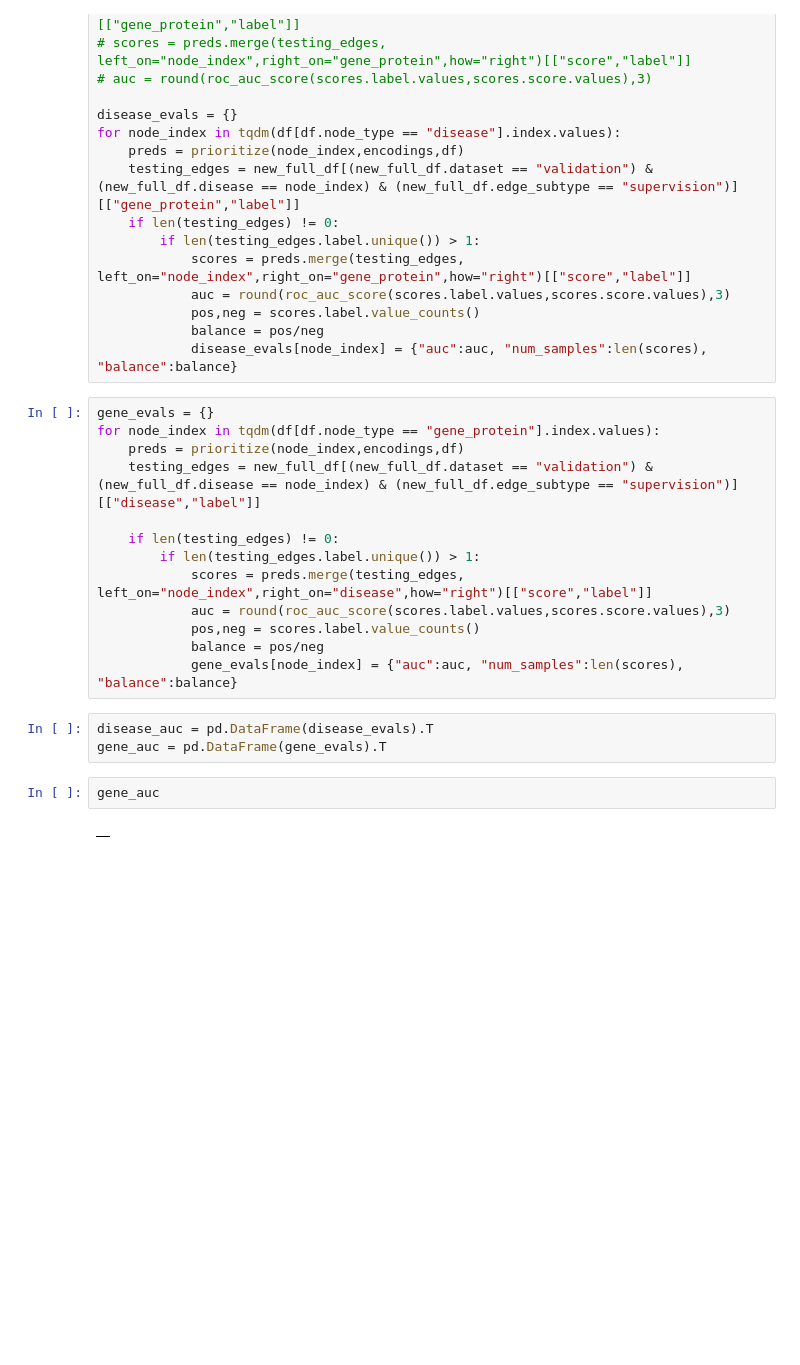
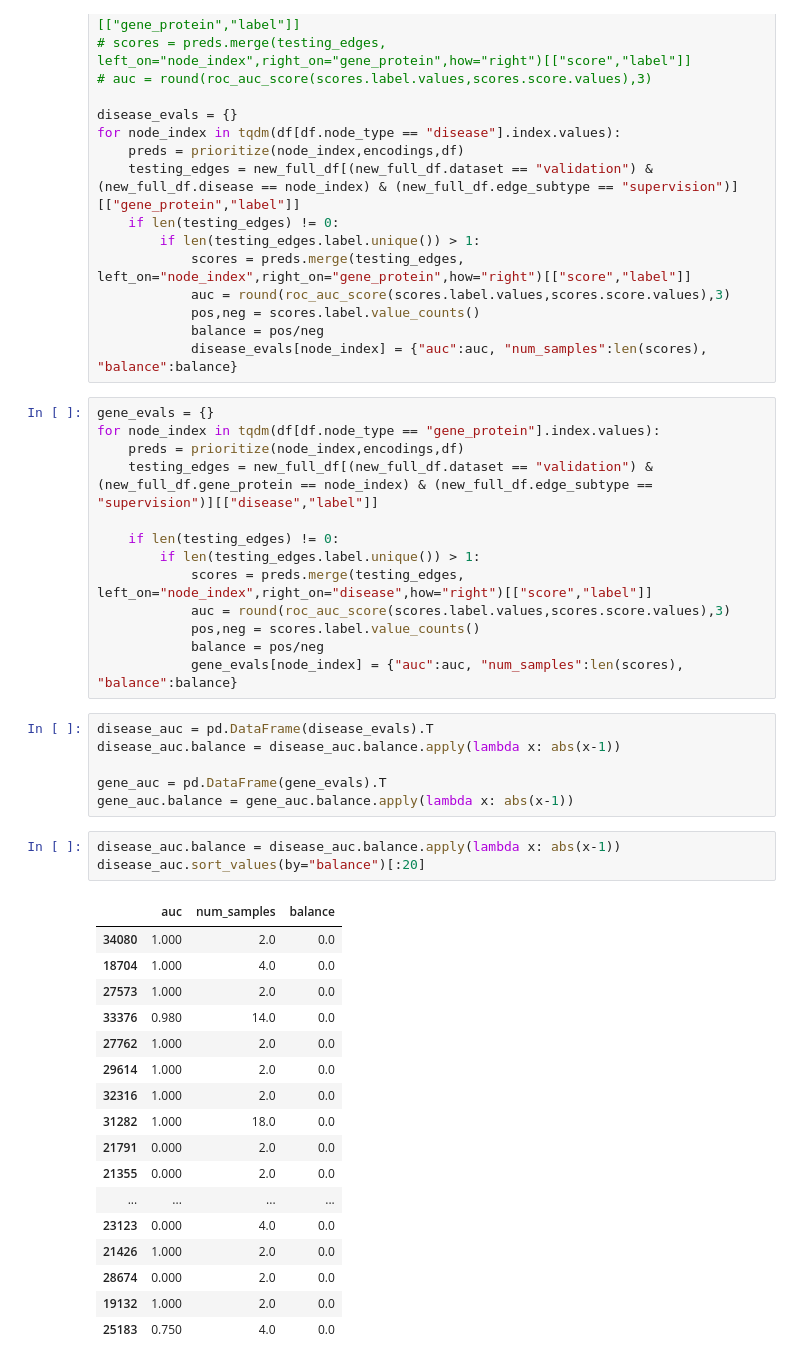
Before and after one commit to ingridheuer/gcnn_gdas, a Jupyter notebook: exploration/notebooks/pipeline_exploration/explore_predictions.ipynb, the cells around one changed output. Saved outputs shown, nothing was run; the diff lists cells and outputs as text; blank space fills up the shorter version.

```diff
--- a/exploration/notebooks/pipeline_exploration/explore_predictions.ipynb
+++ b/exploration/notebooks/pipeline_exploration/explore_predictions.ipynb
@@ -397,7 +467,7 @@ for node_index in tqdm(df[df.node_type == "disease"].index.values):
 gene_evals = {}
 for node_index in tqdm(df[df.node_type == "gene_protein"].index.values):
     preds = prioritize(node_index,encodings,df)
-    testing_edges = new_full_df[(new_full_df.dataset == "validation") & (new_full_df.disease == node_index) & (new_full_df.edge_subtype == "supervision")][["disease","label"]]
+    testing_edges = new_full_df[(new_full_df.dataset == "validation") & (new_full_df.gene_protein == node_index) & (new_full_df.edge_subtype == "supervision")][["disease","label"]]
 
     if len(testing_edges) != 0:
         if len(testing_edges.label.unique()) > 1:
@@ -408,8 +478,28 @@ for node_index in tqdm(df[df.node_type == "gene_protein"].index.values):
             gene_evals[node_index] = {"auc":auc, "num_samples":len(scores), "balance":balance}
 # %%
 disease_auc = pd.DataFrame(disease_evals).T
+disease_auc.balance = disease_auc.balance.apply(lambda x: abs(x-1))
+
 gene_auc = pd.DataFrame(gene_evals).T
+gene_auc.balance = gene_auc.balance.apply(lambda x: abs(x-1))
-# %%
-gene_auc
-# %% [output]
-|  |
+# %%
+disease_auc.balance = disease_auc.balance.apply(lambda x: abs(x-1))
+disease_auc.sort_values(by="balance")[:20]
+# %% [output]
+|  | auc | num_samples | balance |
+| 34080 | 1.000 | 2.0 | 0.0 |
+| 18704 | 1.000 | 4.0 | 0.0 |
+| 27573 | 1.000 | 2.0 | 0.0 |
+| 33376 | 0.980 | 14.0 | 0.0 |
+| 27762 | 1.000 | 2.0 | 0.0 |
+| 29614 | 1.000 | 2.0 | 0.0 |
+| 32316 | 1.000 | 2.0 | 0.0 |
+| 31282 | 1.000 | 18.0 | 0.0 |
+| 21791 | 0.000 | 2.0 | 0.0 |
+| 21355 | 0.000 | 2.0 | 0.0 |
+| ... | ... | ... | ... |
+| 23123 | 0.000 | 4.0 | 0.0 |
+| 21426 | 1.000 | 2.0 | 0.0 |
+| 28674 | 0.000 | 2.0 | 0.0 |
+| 19132 | 1.000 | 2.0 | 0.0 |
+| 25183 | 0.750 | 4.0 | 0.0 |
```
Also changed, not shown: parts of 14 cells of this notebook, 7 other files.
